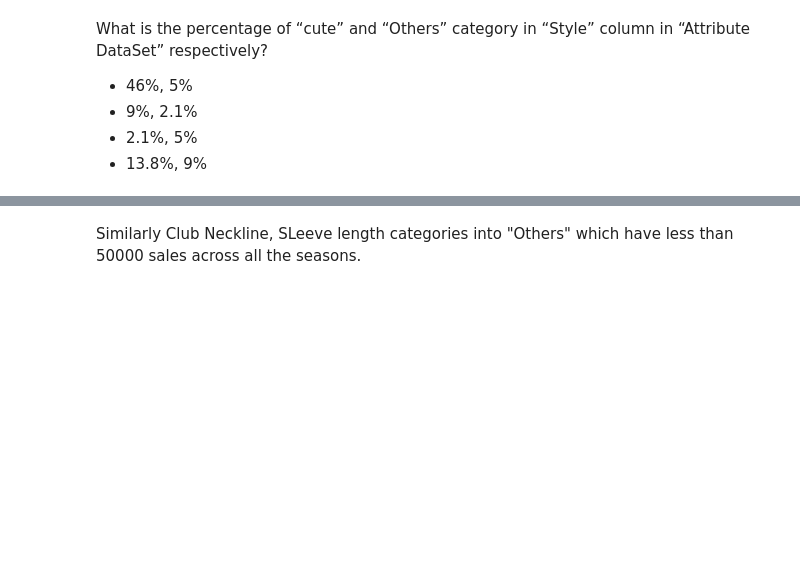
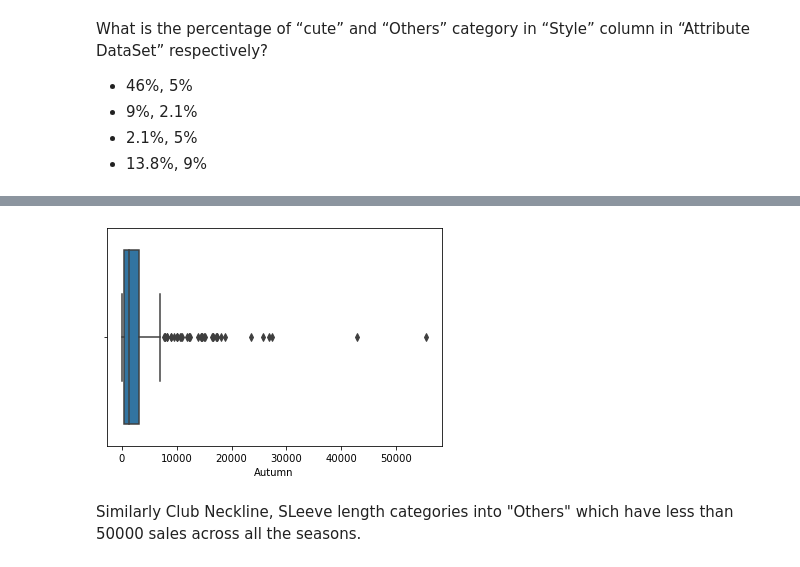
Before and after one commit to deepak7meher/machine-learning, a Jupyter notebook: EDA-Exercise.ipynb, the cells around one changed output, grey strips where cells are left out. Saved outputs shown, nothing was run; the diff lists cells and outputs as text; code cells hidden in the pictures; blank space fills up the shorter version.

```diff
--- a/EDA-Exercise.ipynb
+++ b/EDA-Exercise.ipynb
@@ -178,3 +436,8 @@ What is the percentage of “cute” and “Others” category in “Style” co
+# %%
+sns.boxplot(inp0.Autumn)
+plt.show()
+# %% [output]
+[figure, added]
 # %% [markdown]
 Similarly Club Neckline, SLeeve length categories into "Others" which have less than 50000 sales across all the seasons.
 # %%
```
Also changed, not shown: parts of 34 cells of this notebook.
